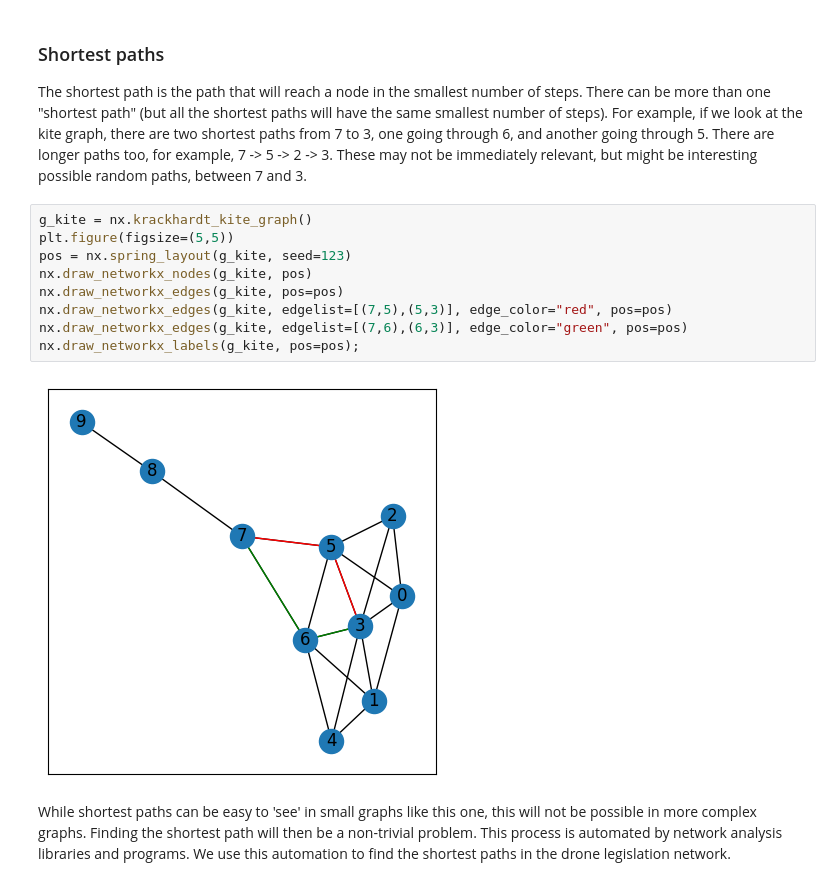
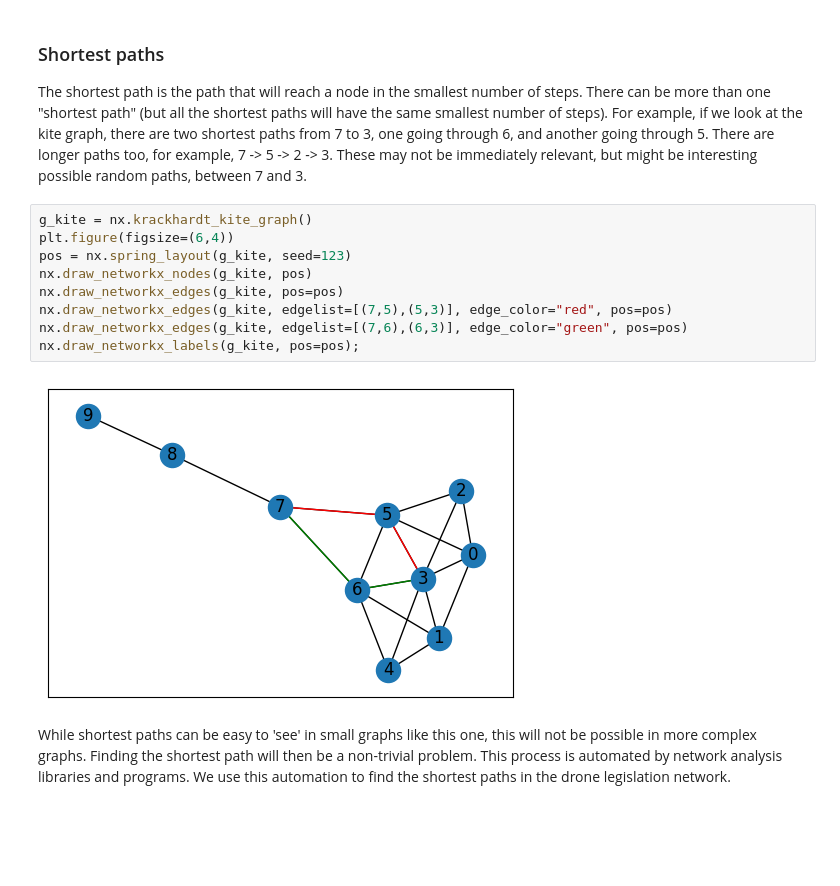
Before and after one commit to maastrichtlawtech/legalnetworkanalysis_textbook, a Jupyter notebook: Chapter_2_Key_Concepts.ipynb, the cells around one changed output. Drawn from its saved outputs; the diff is of its cells as text; blank space fills up the shorter version.

```diff
--- a/Chapter_2_Key_Concepts.ipynb
+++ b/Chapter_2_Key_Concepts.ipynb
@@ -394,15 +398,15 @@ The network is weakly connected: False
 The shortest path is the path that will reach a node in the smallest number of steps. There can be more than one "shortest path" (but all the shortest paths will have the same smallest number of steps). For example, if we look at the kite graph, there are two shortest paths from 7 to 3, one going through 6, and another going through 5. There are longer paths too, for example, 7 -> 5 -> 2 -> 3. These may not be immediately relevant, but might be interesting possible random paths, between 7 and 3.
 # %%
 g_kite = nx.krackhardt_kite_graph()
-plt.figure(figsize=(5,5))
+plt.figure(figsize=(6,4))
 pos = nx.spring_layout(g_kite, seed=123)
 nx.draw_networkx_nodes(g_kite, pos)
 nx.draw_networkx_edges(g_kite, pos=pos)
 nx.draw_networkx_edges(g_kite, edgelist=[(7,5),(5,3)], edge_color="red", pos=pos)
 nx.draw_networkx_edges(g_kite, edgelist=[(7,6),(6,3)], edge_color="green", pos=pos)
 nx.draw_networkx_labels(g_kite, pos=pos);
 # %% [output]
-[figure, old version]
+[figure, new version]
 # %% [markdown]
 While shortest paths can be easy to 'see' in small graphs like this one, this will not be possible in more complex graphs. Finding the shortest path will then be a non-trivial problem. This process is automated by network analysis libraries and programs. We use this automation to find the shortest paths in the drone legislation network.
 # %%
```
Also changed, not shown: parts of 3 cells of this notebook, 1 other file.
